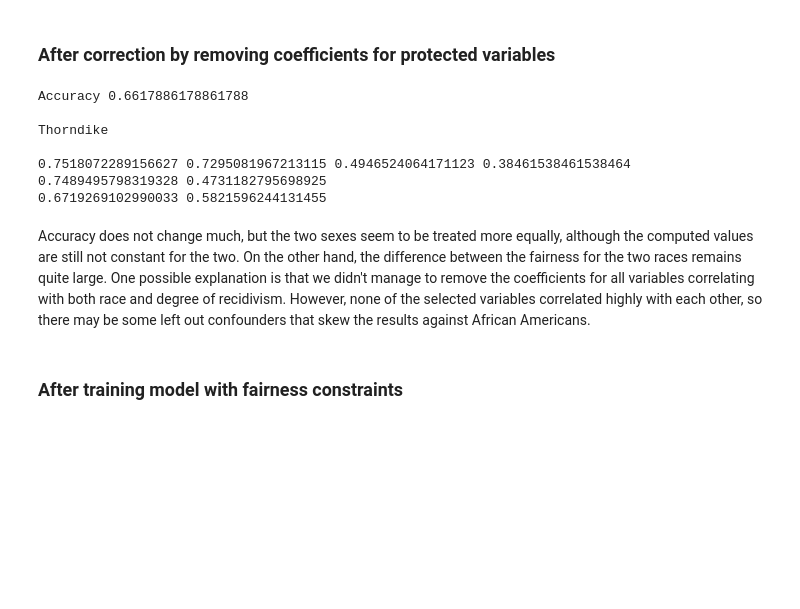
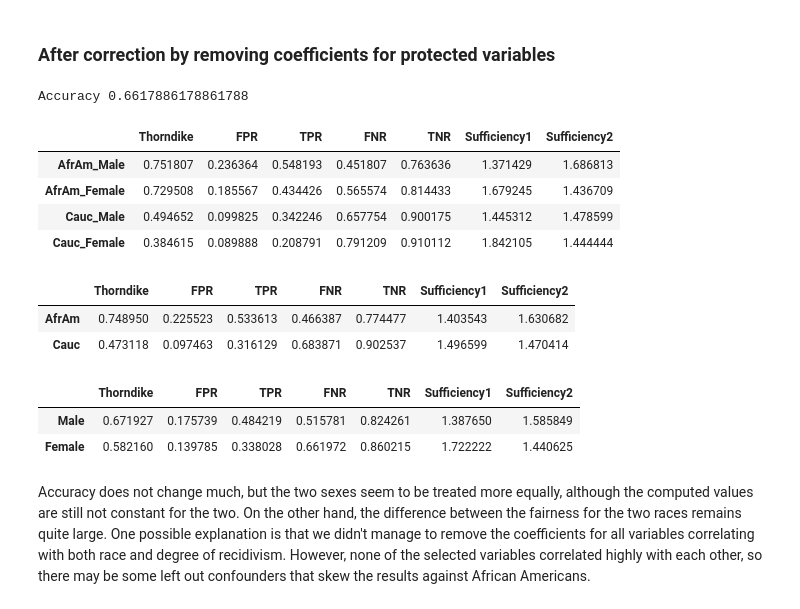
Before and after one commit to llmlks/fairness-recidivism, a Jupyter notebook: Project3.ipynb, the cells around one changed output. Saved outputs shown, nothing was run; the diff lists cells and outputs as text; code cells hidden in the pictures; blank space fills up the shorter version.

```diff
--- a/Project3.ipynb
+++ b/Project3.ipynb
@@ -346,33 +311,40 @@ Selection bias
 # %%
 lg.coef_[0, 5:7] = np.zeros(2)
 
 afram_male_th = get_thorndike(1, 0, lg)
 afram_female_th = get_thorndike(0, 0, lg)
 cauc_male_th = get_thorndike(1, 1, lg)
 cauc_female_th = get_thorndike(0, 1, lg)
 
 afram_th = get_thorndike(1, 0, lg, idx_f=get_idx_race)
 cauc_th = get_thorndike(1, 1, lg, idx_f=get_idx_race)
 
 male_th = get_thorndike(1, 0, lg, idx_f=get_idx_sex)
 female_th = get_thorndike(0, 1, lg, idx_f=get_idx_sex)
 
 print('Accuracy', lg.score(X_test, y_test))
 
-print('\nThorndike\n')
+both, race, sex = get_all(lg)
 
-print(afram_male_th, afram_female_th, cauc_male_th, cauc_female_th)
-print(afram_th, cauc_th)
-print(male_th, female_th)
+both
 # %% [output]
 Accuracy 0.6617886178861788
-
-Thorndike
-
-0.7518072289156627 0.7295081967213115 0.4946524064171123 0.38461538461538464
-0.7489495798319328 0.4731182795698925
-0.6719269102990033 0.5821596244131455
+|  | Thorndike | FPR | TPR | FNR | TNR | Sufficiency1 | Sufficiency2 |
+| AfrAm_Male | 0.751807 | 0.236364 | 0.548193 | 0.451807 | 0.763636 | 1.371429 | 1.686813 |
+| AfrAm_Female | 0.729508 | 0.185567 | 0.434426 | 0.565574 | 0.814433 | 1.679245 | 1.436709 |
+| Cauc_Male | 0.494652 | 0.099825 | 0.342246 | 0.657754 | 0.900175 | 1.445312 | 1.478599 |
+| Cauc_Female | 0.384615 | 0.089888 | 0.208791 | 0.791209 | 0.910112 | 1.842105 | 1.444444 |
+# %%
+race
+# %% [output]
+|  | Thorndike | FPR | TPR | FNR | TNR | Sufficiency1 | Sufficiency2 |
+| AfrAm | 0.748950 | 0.225523 | 0.533613 | 0.466387 | 0.774477 | 1.403543 | 1.630682 |
+| Cauc | 0.473118 | 0.097463 | 0.316129 | 0.683871 | 0.902537 | 1.496599 | 1.470414 |
+# %%
+sex
+# %% [output]
+|  | Thorndike | FPR | TPR | FNR | TNR | Sufficiency1 | Sufficiency2 |
+| Male | 0.671927 | 0.175739 | 0.484219 | 0.515781 | 0.824261 | 1.387650 | 1.585849 |
+| Female | 0.582160 | 0.139785 | 0.338028 | 0.661972 | 0.860215 | 1.722222 | 1.440625 |
 # %% [markdown]
 Accuracy does not change much, but the two sexes seem to be treated more equally, although the computed values are still not constant for the two. On the other hand, the difference between the fairness for the two races remains quite large. One possible explanation is that we didn't manage to remove the coefficients for all variables correlating with both race and degree of recidivism. However, none of the selected variables correlated highly with each other, so there may be some left out confounders that skew the results against African Americans.
-# %% [markdown]
-### After training model with fairness constraints
```
Also changed, not shown: parts of 14 cells of this notebook, 5 other files.
